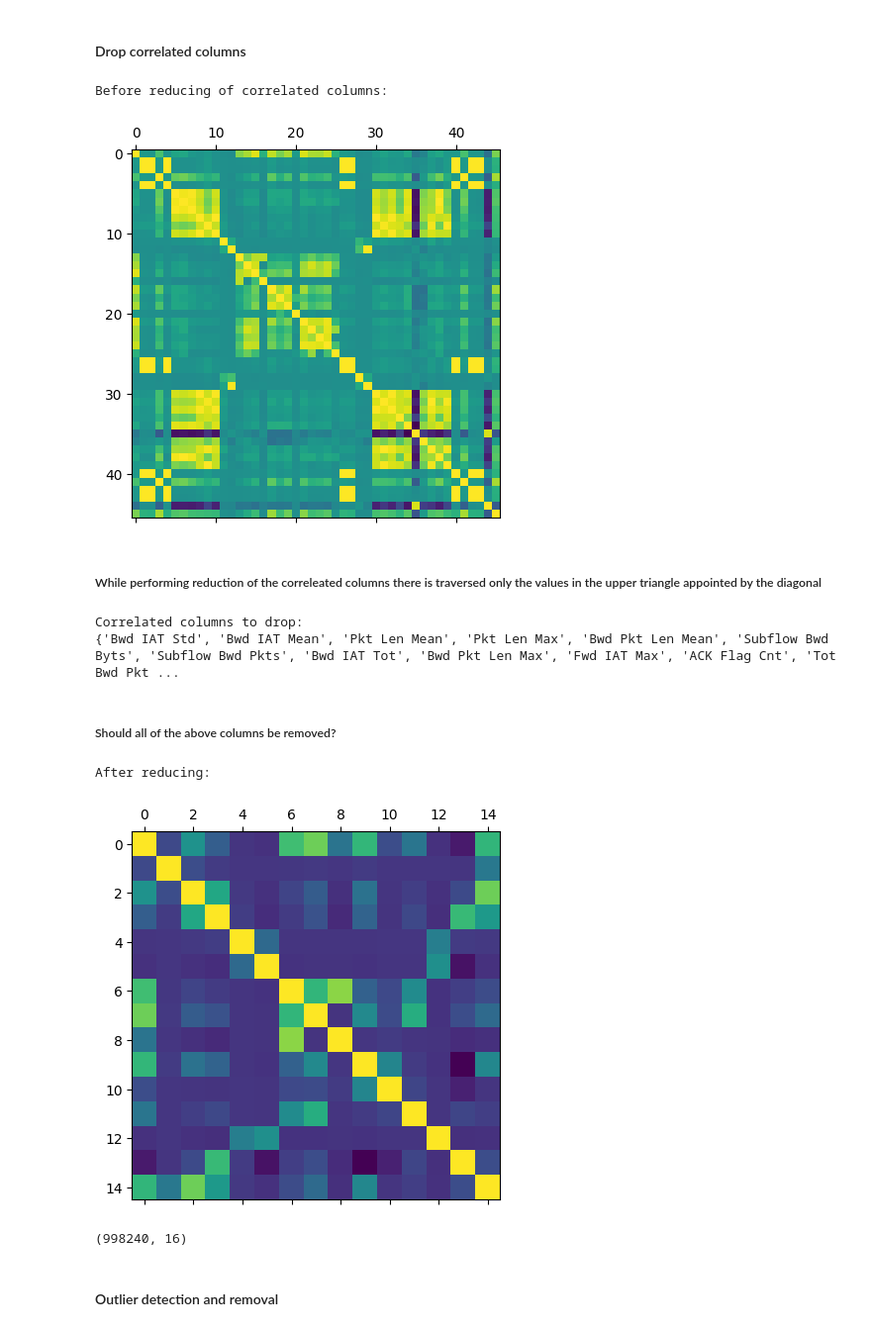
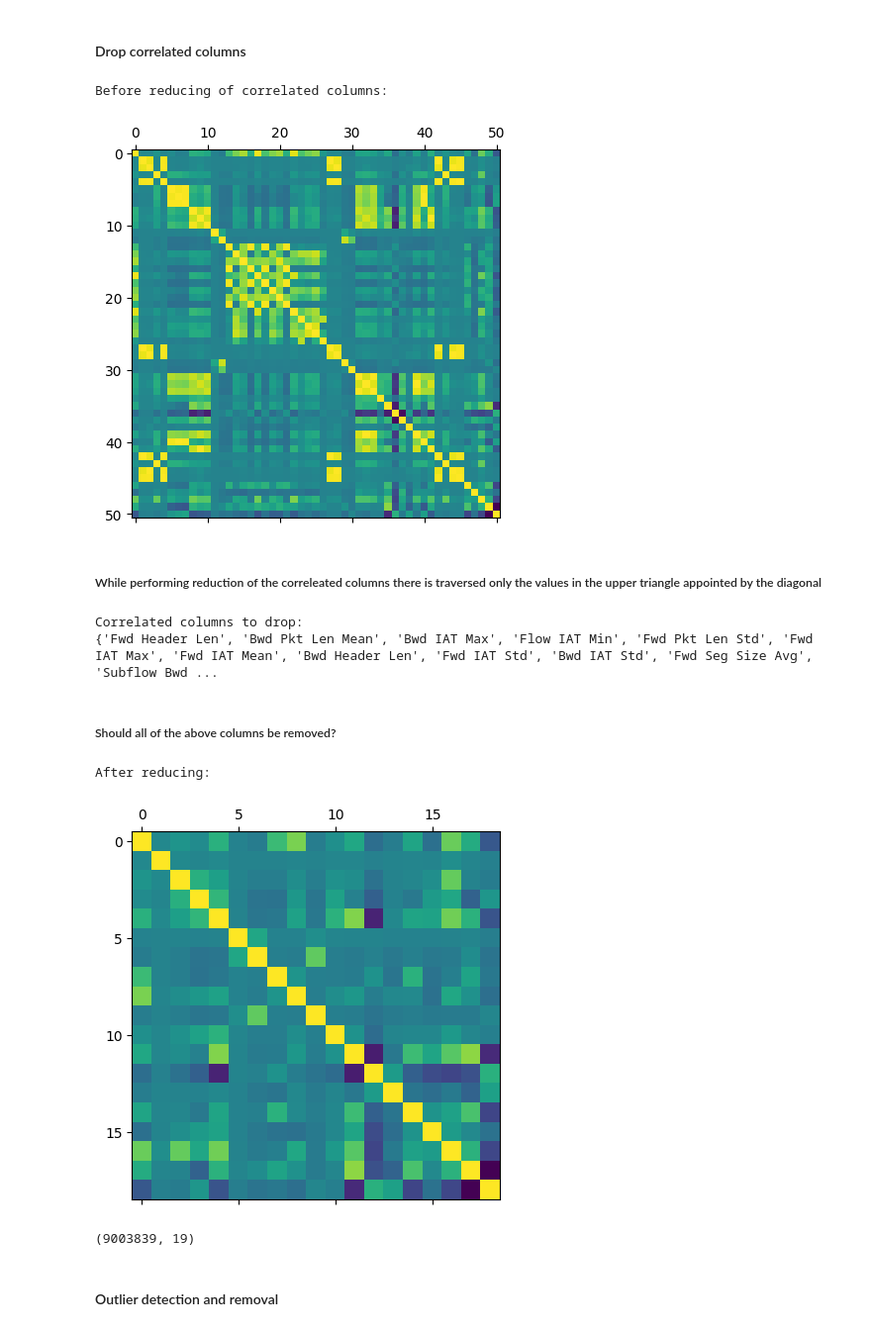
Before and after one commit to Diluted128/ddos-detection-model, a Jupyter notebook: ddos-recognition.ipynb, the cells around one changed output. Shown at 99% size. Cells and saved outputs as stored; diff of their text form; code cells hidden in the pictures.

```diff
--- a/ddos-recognition.ipynb
+++ b/ddos-recognition.ipynb
@@ -153,15 +145,13 @@ df_f.shape
 ATTRIBUTE_DOMINANCE_RATIO_BORDER_VALUE = 0.8
 column_names_to_drop = []
 
-df_e = df_f.iloc[:, :-1]
-
 def get_atrribute_value_dominance_ratio(column):
-    dominant_value = df_e[column].mode().values[0]
-    dominant_count = (df_e[column] == dominant_value).sum()
-    total_count = len(df_e)
+    dominant_value = df_f[column].mode().values[0]
+    dominant_count = (df_f[column] == dominant_value).sum()
+    total_count = len(df_f)
     return dominant_count / total_count
 
-for column in df_e.columns:
+for column in df_f.columns:
     dominance_ratio = get_atrribute_value_dominance_ratio(column)
     if dominance_ratio >= ATTRIBUTE_DOMINANCE_RATIO_BORDER_VALUE:
         column_names_to_drop.append(column)
@@ -178,0 +171,6 @@ df_f.shape
+# %%
+lb = LabelEncoder()
+encoded_target = pd.DataFrame(lb.fit_transform(df_f['Label']), columns=["Label"])
+df_f = df_f.drop(columns=["Label"])
+df_f = df_f.join(encoded_target)
+df_f.dropna(inplace=True)
@@ -181,17 +194,16 @@ df_f.shape
 # %%
 print("Before reducing of correlated columns: ")
 
-df_e = df_f.iloc[:, :-1]
-corr_matrix = df_e.corr()
+corr_matrix = df_f.corr()
 plt.matshow(corr_matrix)
 plt.show()
 # %% [output]
 Before reducing of correlated columns:
-[figure, old version]
+[figure, new version]
 # %% [markdown]
 ##### While performing reduction of the correleated columns there is traversed only the values in the upper triangle appointed by the diagonal
 # %%
-threshold = 0.8
+threshold = 0.7
 
 iters = range(len(corr_matrix.columns) - 1)
 drop_cols = []
@@ -210,18 +222,18 @@ drop_cols = set(drop_cols)
 print(drop_cols)
 # %% [output]
 Correlated columns to drop:
-{'Bwd IAT Std', 'Bwd IAT Mean', 'Pkt Len Mean', 'Pkt Len Max', 'Bwd Pkt Len Mean', 'Subflow Bwd Byts', 'Subflow Bwd Pkts', 'Bwd IAT Tot', 'Bwd Pkt Len Max', 'Fwd IAT Max', 'ACK Flag Cnt', 'Tot Bwd Pkt ...
+{'Fwd Header Len', 'Bwd Pkt Len Mean', 'Bwd IAT Max', 'Flow IAT Min', 'Fwd Pkt Len Std', 'Fwd IAT Max', 'Fwd IAT Mean', 'Bwd Header Len', 'Fwd IAT Std', 'Bwd IAT Std', 'Fwd Seg Size Avg', 'Subflow Bwd ...
 # %% [markdown]
 ##### Should all of the  above columns be removed?
 # %%
+drop_cols.remove("Label")
 df_f.drop(columns=drop_cols, inplace=True, axis=1)
-df_e.drop(columns=drop_cols, inplace=True, axis=1)
 print("After reducing: ")
-corr_matrix = df_e.corr()
+corr_matrix = df_f.corr()
 plt.matshow(corr_matrix)
 plt.show()
 df_f.shape
 # %% [output]
 After reducing:
-[figure, old version]
+[figure, new version]
-(998240, 16)
+(9003839, 19)
```
Also changed, not shown: parts of 24 cells of this notebook.
